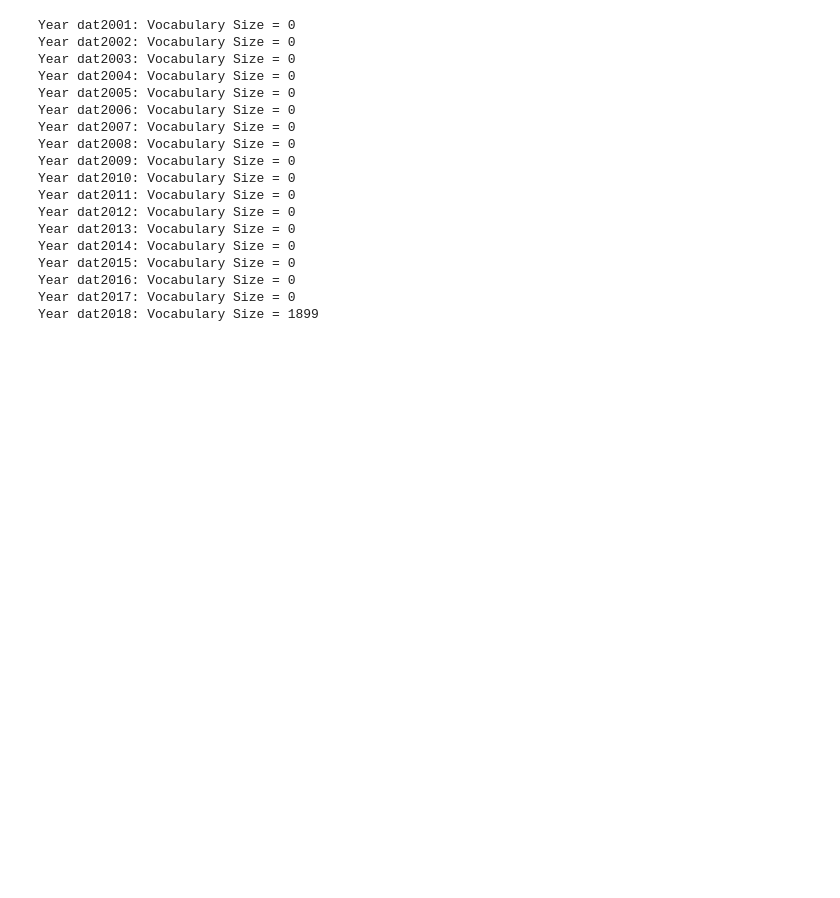
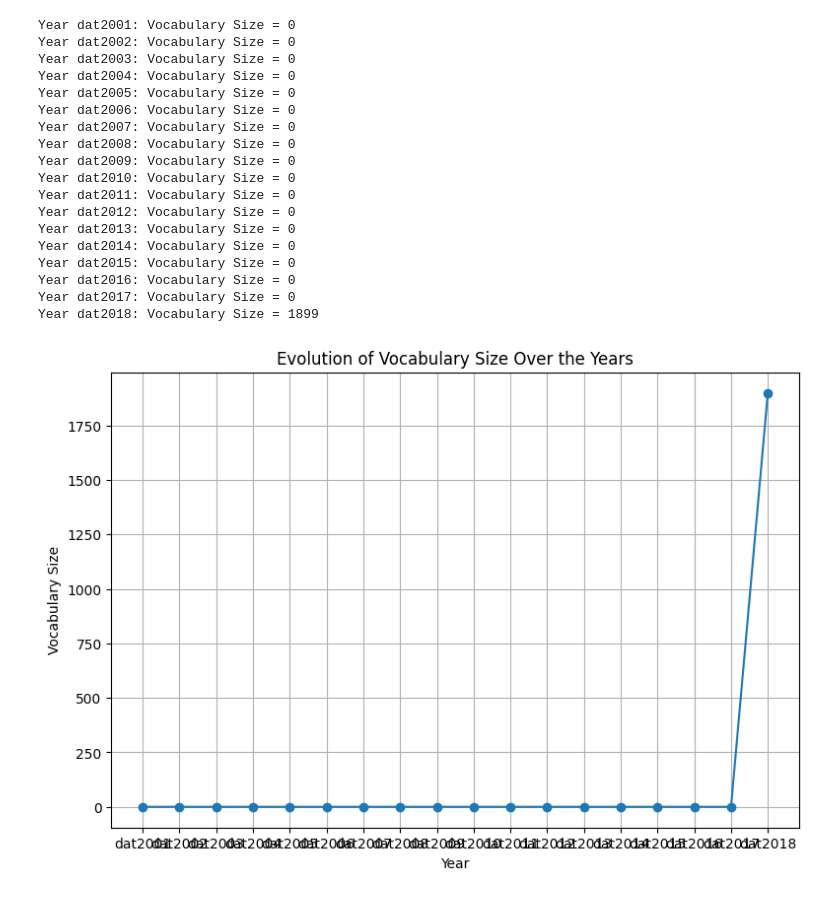
Before and after one commit to Ahghaffari/suomi24_analysis, a Jupyter notebook: tasks.ipynb, the cells around one changed output. Cells and saved outputs as stored; diff of their text form; code cells hidden in the pictures; blank space fills up the shorter version.

```diff
--- a/tasks.ipynb
+++ b/tasks.ipynb
@@ -106,3 +106,21 @@ Year dat2015: Vocabulary Size = 0
 Year dat2016: Vocabulary Size = 0
 Year dat2017: Vocabulary Size = 0
 Year dat2018: Vocabulary Size = 1899
+# %%
+#Section3
+import matplotlib.pyplot as plt
+
+# Extract require data
+years = list(vocabulary_by_year.keys())
+vocab_sizes = [len(vocab) for vocab in vocabulary_by_year.values()]
+
+# Create a line plot to show vocabulary evolution over the years
+plt.figure(figsize=(9, 6))
+plt.plot(years, vocab_sizes, marker='o', linestyle='-')
+plt.title('Evolution of Vocabulary Size Over the Years')
+plt.xlabel('Year')
+plt.ylabel('Vocabulary Size')
+plt.grid(True)
+plt.show()
+# %% [output]
+[figure, added]
```
Also changed, not shown: parts of 1 cell of this notebook, 1 other file.
